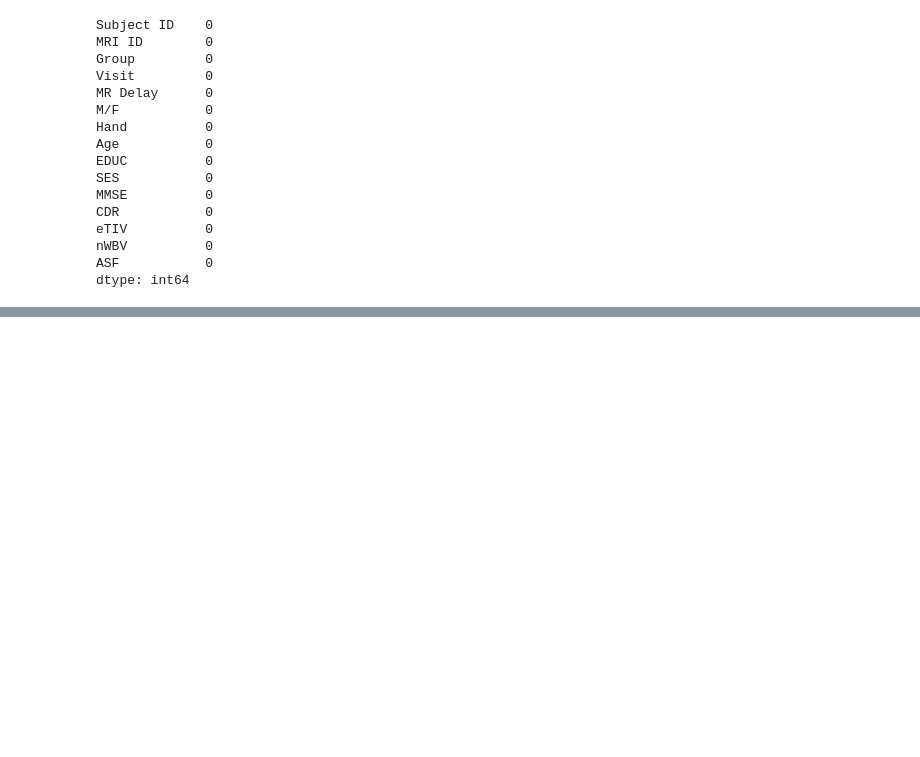
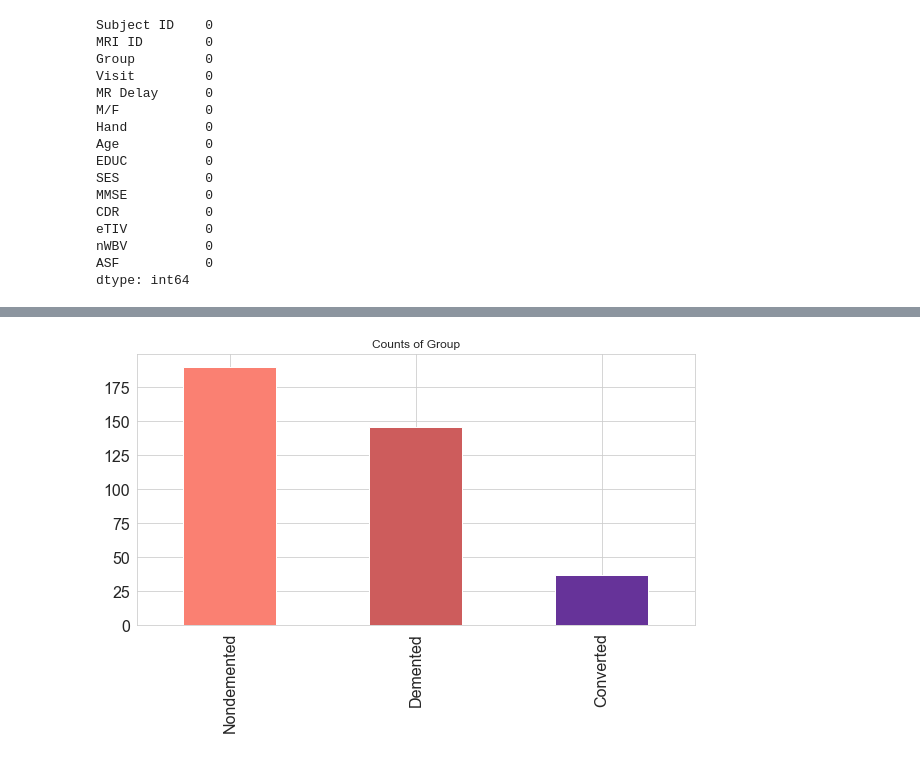
Before and after one commit to Charles2005/Dementia-EDA, a Jupyter notebook: Files/dementia.ipynb, the cells around one changed output, grey strips where cells are left out. Cells and saved outputs as stored; diff of their text form; code cells hidden in the pictures; blank space fills up the shorter version.

```diff
--- a/Files/dementia.ipynb
+++ b/Files/dementia.ipynb
@@ -101,0 +130,8 @@ dtype: int64
+# %%
+dementia["Group"].value_counts().plot(kind="bar",
+                                      figsize=(10, 5),
+                                      color=["salmon", "indianred", "rebeccapurple"],
+                                      title="Counts of Group",
+                                      fontsize=16);
+# %% [output]
+[figure, added]
```
Also changed, not shown: parts of 4 cells of this notebook.
